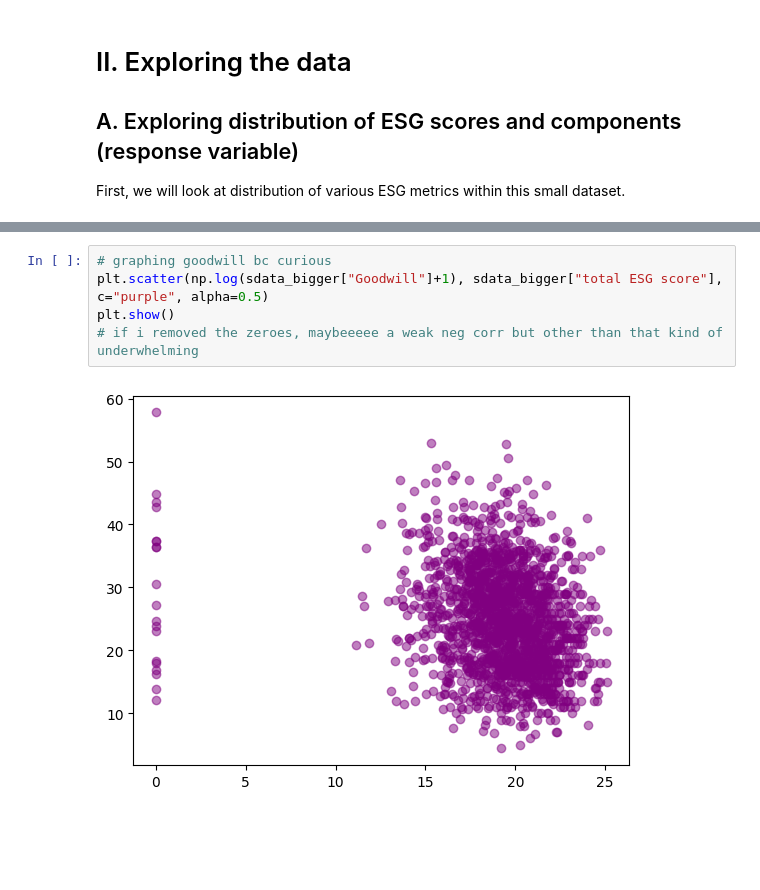
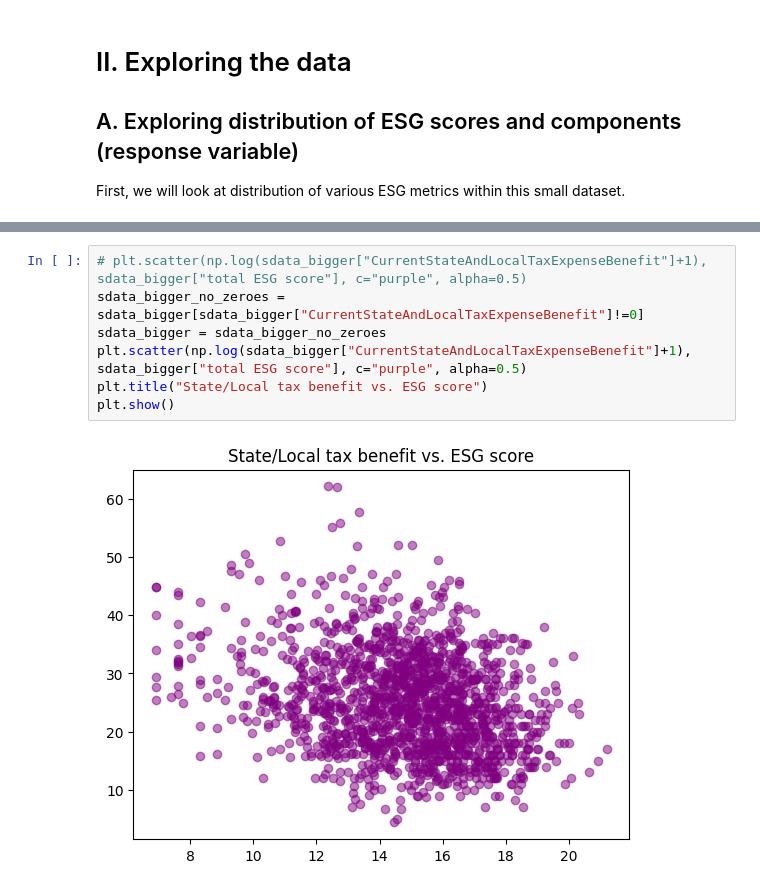
Before and after one commit to pheebini/s-ds491, a Jupyter notebook: SDS_Senior_Project.ipynb, the cells around one changed output, grey strips where cells are left out. Drawn from its saved outputs; the diff is of its cells as text; blank space fills up the shorter version.

```diff
--- a/SDS_Senior_Project.ipynb
+++ b/SDS_Senior_Project.ipynb
@@ -807,7 +778,9 @@ pd.DataFrame(np.abs(corr2["total ESG score"])).sort_values(by=["total ESG score"
 # %%
-# graphing goodwill bc curious
-plt.scatter(np.log(sdata_bigger["Goodwill"]+1), sdata_bigger["total ESG score"], c="purple", alpha=0.5)
+# plt.scatter(np.log(sdata_bigger["CurrentStateAndLocalTaxExpenseBenefit"]+1), sdata_bigger["total ESG score"], c="purple", alpha=0.5)
+sdata_bigger_no_zeroes = sdata_bigger[sdata_bigger["CurrentStateAndLocalTaxExpenseBenefit"]!=0]
+sdata_bigger = sdata_bigger_no_zeroes
+plt.scatter(np.log(sdata_bigger["CurrentStateAndLocalTaxExpenseBenefit"]+1), sdata_bigger["total ESG score"], c="purple", alpha=0.5)
+plt.title("State/Local tax benefit vs. ESG score")
 plt.show()
-# if i removed the zeroes, maybeeeee a weak neg corr but other than that kind of underwhelming
 # %% [output]
-[figure, old version]
+[figure, new version]
```
Also changed, not shown: parts of 99 cells of this notebook.
